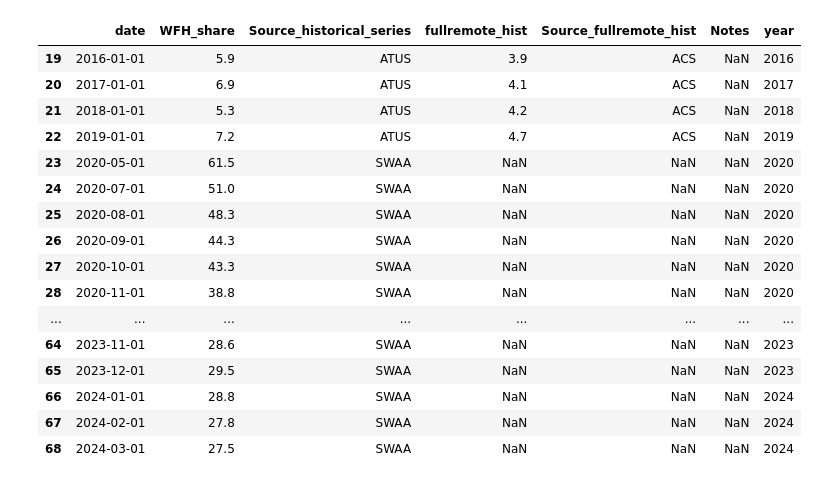
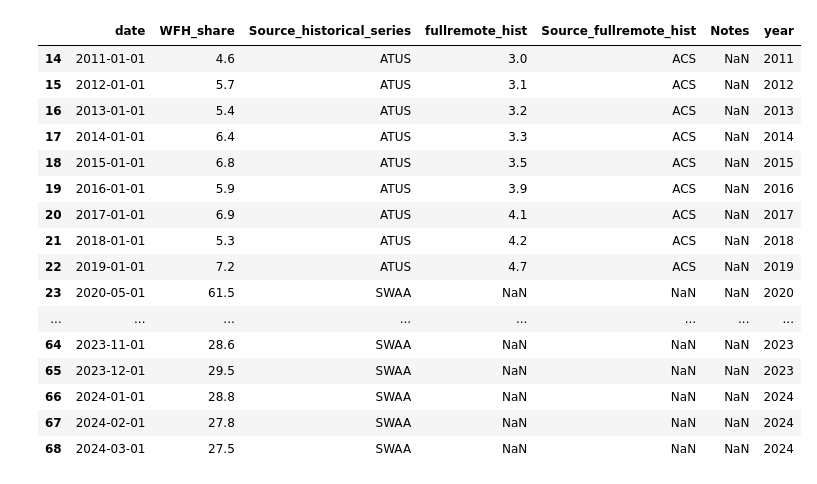
Before and after one commit to Keith-Cheung/FIN377-Final-Project, a Jupyter notebook: keith.ipynb, the cells around one changed output. Cells and saved outputs as stored; diff of their text form; code cells hidden in the pictures.

```diff
--- a/keith.ipynb
+++ b/keith.ipynb
@@ -29,19 +12,19 @@ WFH_Data = WFH_Data.drop(columns = ['License', 'Citation'])
 # %%
 WFH_Data['date'] = pd.to_datetime(WFH_Data['date'])
 WFH_Data['year'] = WFH_Data['date'].dt.strftime('%Y')
-WFH_Data.tail(50)
+WFH_Data.tail(55)
 # %% [output]
 |  | date | WFH_share | Source_historical_series | fullremote_hist | Source_fullremote_hist | Notes | year |
+| 14 | 2011-01-01 | 4.6 | ATUS | 3.0 | ACS | NaN | 2011 |
+| 15 | 2012-01-01 | 5.7 | ATUS | 3.1 | ACS | NaN | 2012 |
+| 16 | 2013-01-01 | 5.4 | ATUS | 3.2 | ACS | NaN | 2013 |
+| 17 | 2014-01-01 | 6.4 | ATUS | 3.3 | ACS | NaN | 2014 |
+| 18 | 2015-01-01 | 6.8 | ATUS | 3.5 | ACS | NaN | 2015 |
 | 19 | 2016-01-01 | 5.9 | ATUS | 3.9 | ACS | NaN | 2016 |
 | 20 | 2017-01-01 | 6.9 | ATUS | 4.1 | ACS | NaN | 2017 |
 | 21 | 2018-01-01 | 5.3 | ATUS | 4.2 | ACS | NaN | 2018 |
 | 22 | 2019-01-01 | 7.2 | ATUS | 4.7 | ACS | NaN | 2019 |
 | 23 | 2020-05-01 | 61.5 | SWAA | NaN | NaN | NaN | 2020 |
-| 24 | 2020-07-01 | 51.0 | SWAA | NaN | NaN | NaN | 2020 |
-| 25 | 2020-08-01 | 48.3 | SWAA | NaN | NaN | NaN | 2020 |
-| 26 | 2020-09-01 | 44.3 | SWAA | NaN | NaN | NaN | 2020 |
-| 27 | 2020-10-01 | 43.3 | SWAA | NaN | NaN | NaN | 2020 |
-| 28 | 2020-11-01 | 38.8 | SWAA | NaN | NaN | NaN | 2020 |
 | ... | ... | ... | ... | ... | ... | ... | ... |
 | 64 | 2023-11-01 | 28.6 | SWAA | NaN | NaN | NaN | 2023 |
 | 65 | 2023-12-01 | 29.5 | SWAA | NaN | NaN | NaN | 2023 |
```
Also changed, not shown: parts of 5 cells of this notebook.
